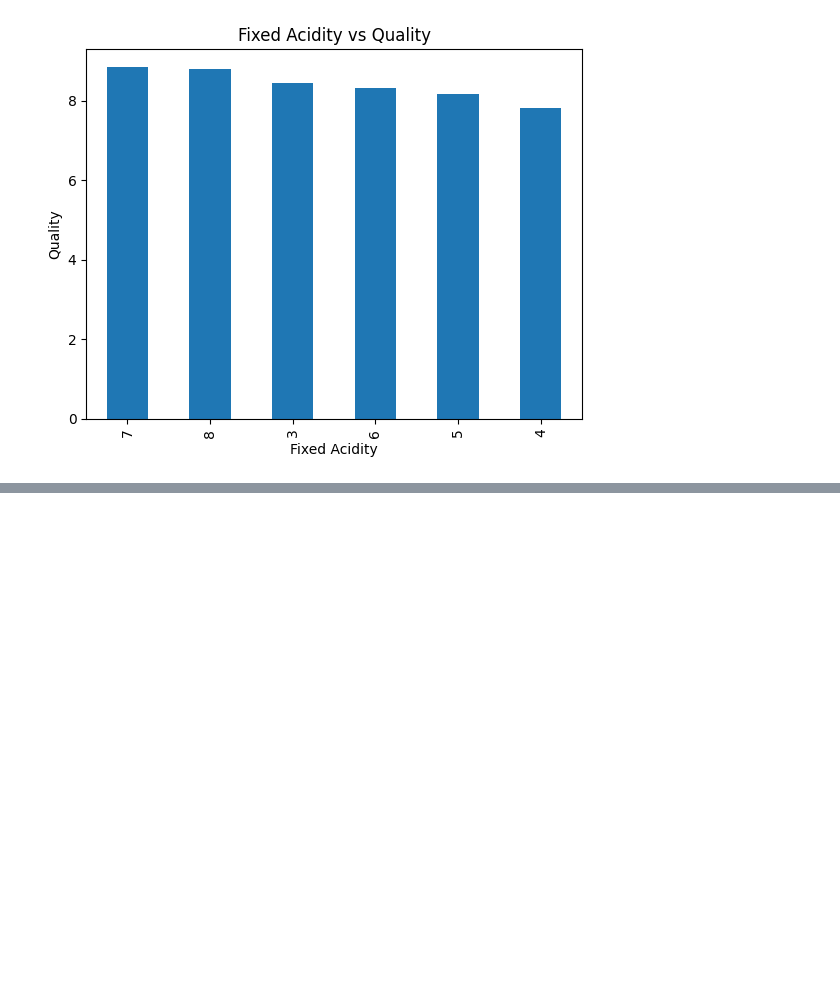
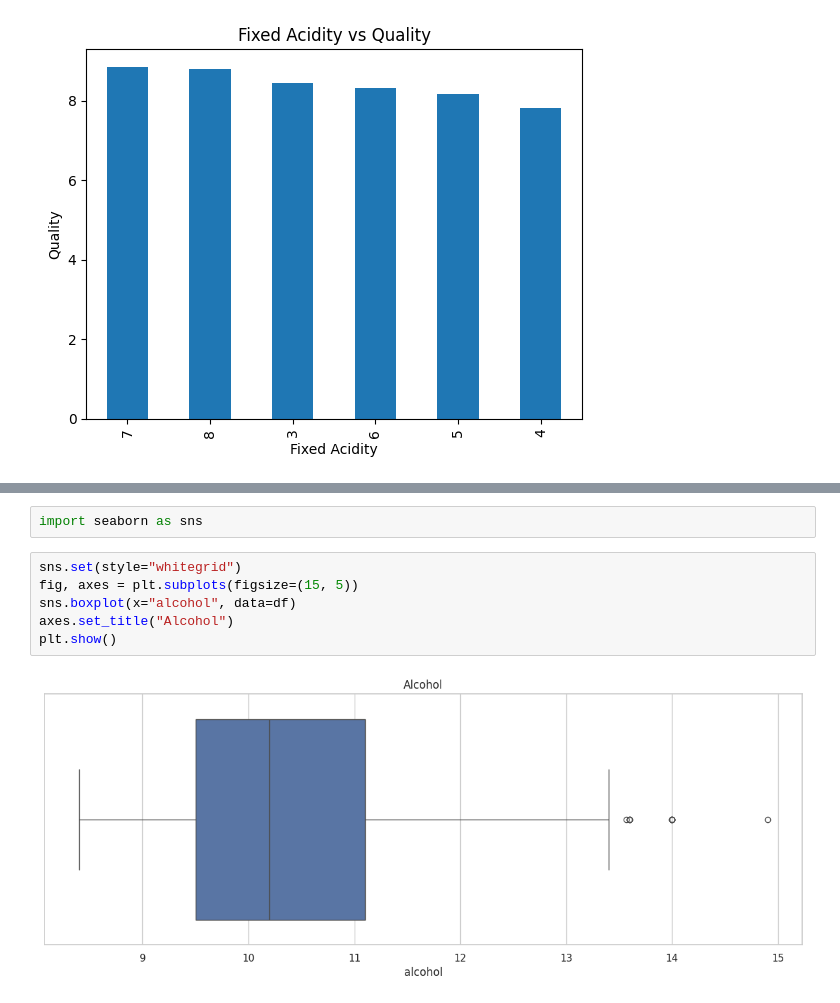
Before and after one commit to barbsrodrigues/Fase-2-FIAP-pub, a Jupyter notebook: EDA_Wine.ipynb, the cells around one changed output, grey strips where cells are left out. Drawn from its saved outputs; the diff is of its cells as text; blank space fills up the shorter version.

```diff
--- a/EDA_Wine.ipynb
+++ b/EDA_Wine.ipynb
@@ -127,0 +136,10 @@ Text(0.5, 1.0, 'Fixed Acidity vs Quality')
+# %%
+import seaborn as sns
+# %%
+sns.set(style="whitegrid")
+fig, axes = plt.subplots(figsize=(15, 5))
+sns.boxplot(x="alcohol", data=df)
+axes.set_title("Alcohol")
+plt.show()
+# %% [output]
+[figure, added]
```
Also changed, not shown: parts of 5 cells of this notebook.
